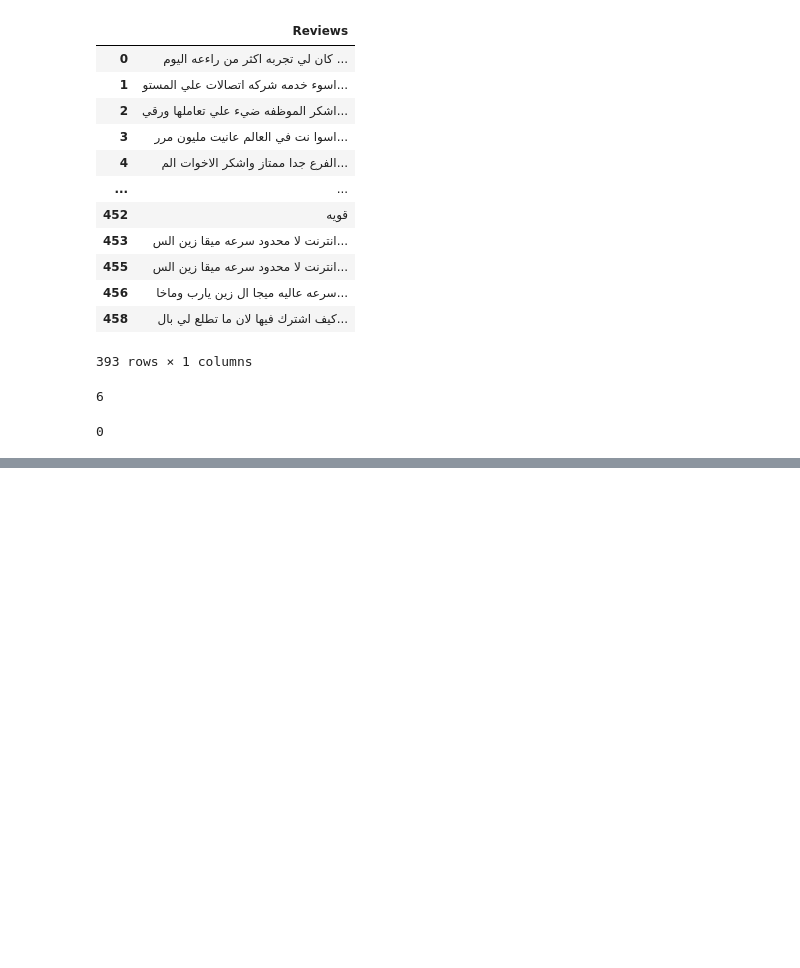
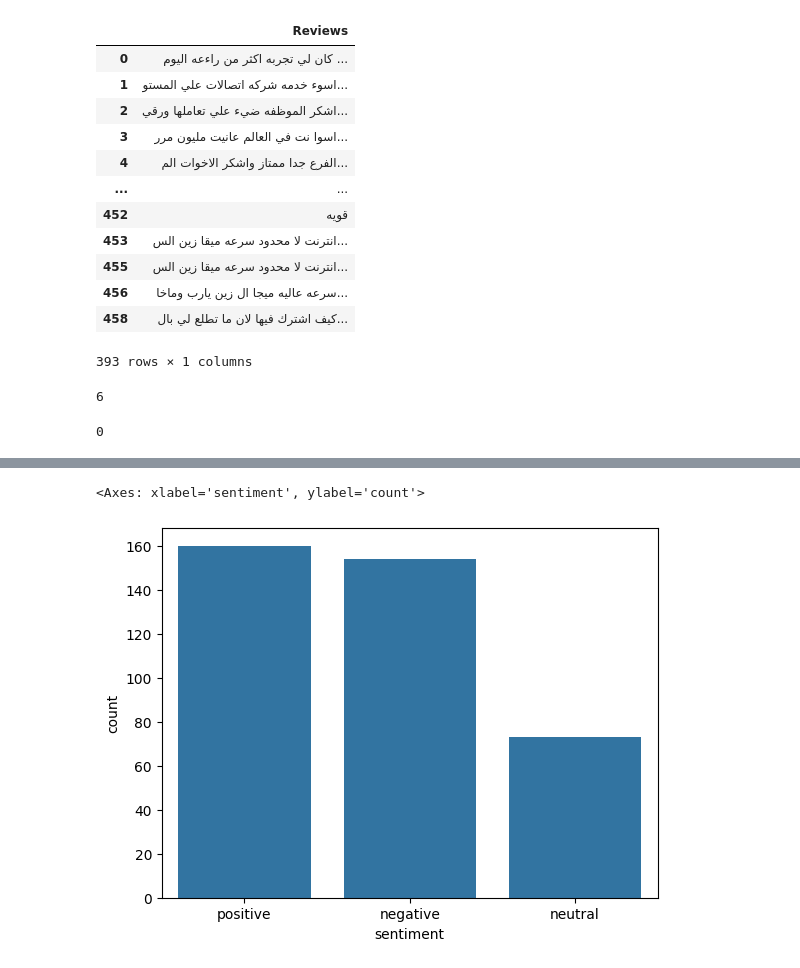
Before and after one commit to shaaleissa/Data-Mining-Project, a Jupyter notebook: cleaning_data_try2.ipynb, the cells around one changed output, grey strips where cells are left out. Drawn from its saved outputs; the diff is of its cells as text; code cells hidden in the pictures; blank space fills up the shorter version.

```diff
--- a/cleaning_data_try2.ipynb
+++ b/cleaning_data_try2.ipynb
@@ -123,0 +126,20 @@ count_duplicates(df)
+# %%
+from transformers import AutoTokenizer, AutoModelForSequenceClassification
+from transformers import pipeline
+
+model_name = "CAMeL-Lab/bert-base-arabic-camelbert-da-sentiment"  # Replace with the specific model you find
+tokenizer = AutoTokenizer.from_pretrained(model_name)
+model = AutoModelForSequenceClassification.from_pretrained(model_name)
+
+nlp = pipeline("sentiment-analysis", model=model, tokenizer=tokenizer)
+
+# Function to apply sentiment analysis
+def analyze_sentiment(text):
+    result = nlp(text)
+    return result[0]['label']
+
+# Apply the function to your DataFrame
+df['sentiment'] = df['Reviews'].apply(analyze_sentiment)
+
+# Now `df` has an additional column `sentiment` with the analysis result
+print(df)
@@ -123,0 +171,6 @@ count_duplicates(df)
+# %%
+#create a plot to view the distribution of the sentiment
+sns.countplot(x='sentiment', data=df)
+# %% [output]
+<Axes: xlabel='sentiment', ylabel='count'>
+[figure, added]
```
Also changed, not shown: parts of 9 cells of this notebook, 1 other file.
